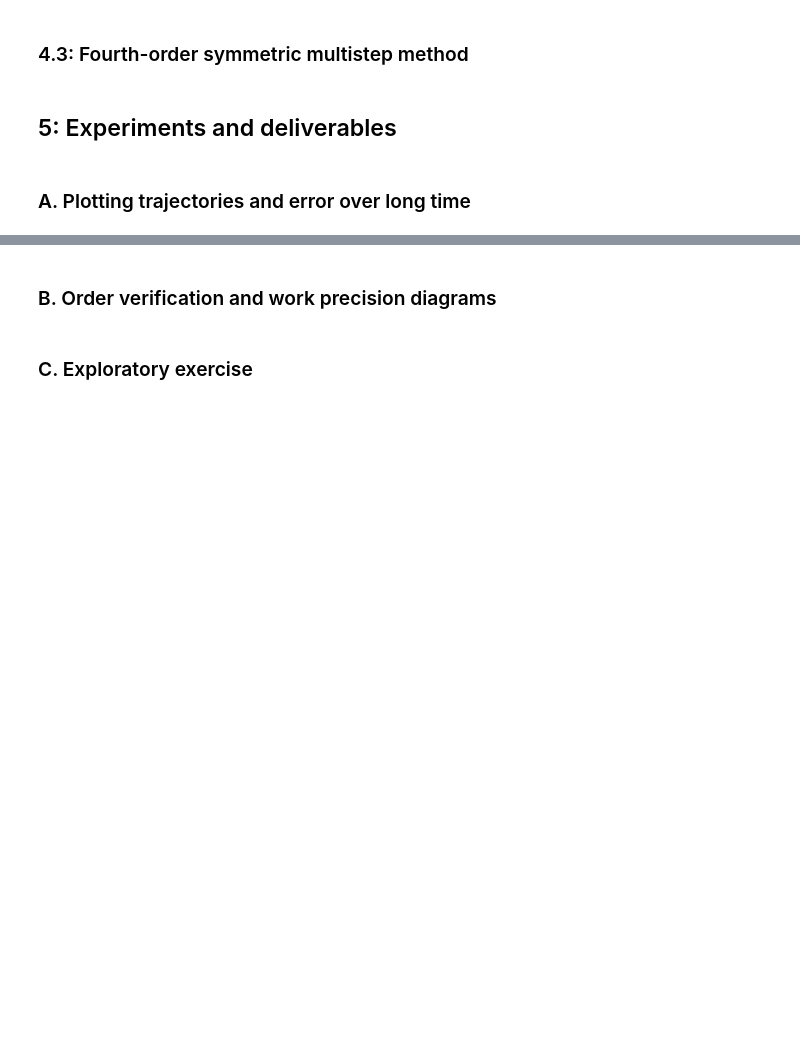
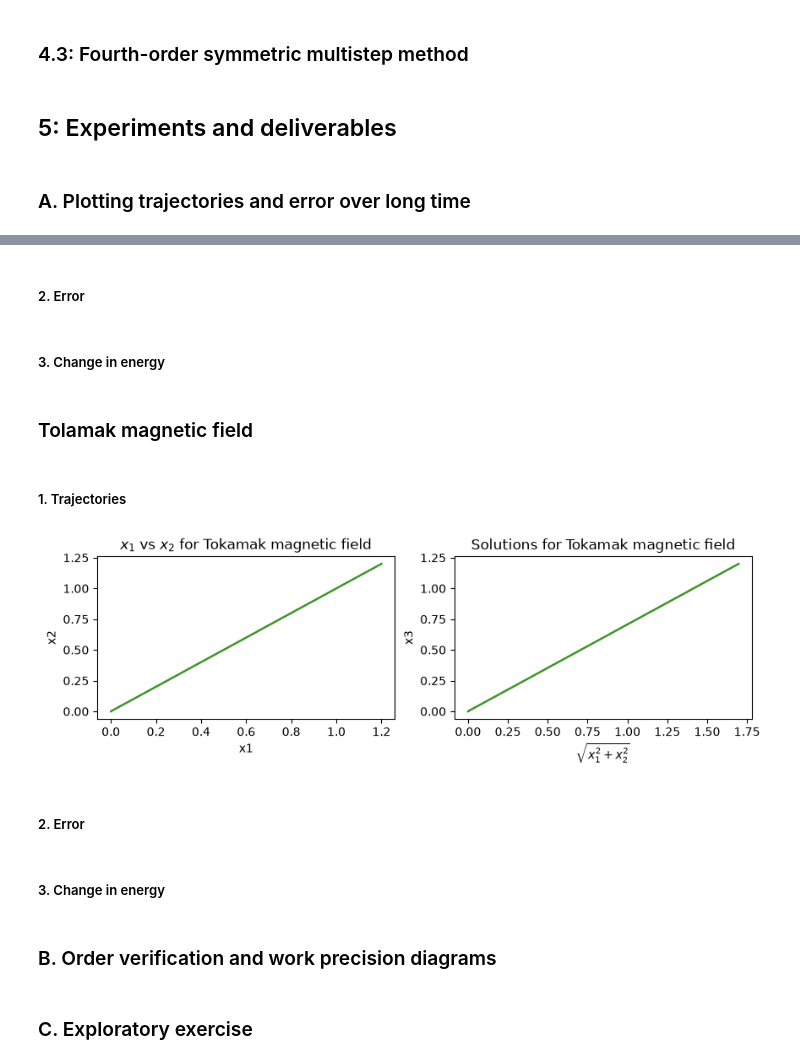
Before and after one commit to einaraarnaes/Project_2_TMA4215, a Jupyter notebook: report.ipynb, the cells around one changed output, grey strips where cells are left out. Drawn from its saved outputs; the diff is of its cells as text; code cells hidden in the pictures; blank space fills up the shorter version.

```diff
--- a/report.ipynb
+++ b/report.ipynb
@@ -37,6 +41,7 @@ v_0_2D = np.array([0.09, 0.05, 0.2])
 # %% [markdown]
 ### 3.2: Tokamak magnetic field
 # %%
+@jax.jit
 def B_T(x):
     x1 = x[0]
     x2 = x[1]
@@ -45,10 +50,11 @@ def B_T(x):
 
     b_0 = -(2*x2+x1*x3)/(2*eqlid2)
     b_1 = (2*x1-x2*x3)/(2*eqlid2)
-    b_2 = (np.sqrt(eqlid2)-1)/(2*np.sqrt(eqlid2))
+    b_2 = (jnp.sqrt(eqlid2)-1)/(2*jnp.sqrt(eqlid2))
 
-    return np.array([b_0, b_1, b_2])
+    return jnp.array([b_0, b_1, b_2])
 
+@jax.jit
 def A_T(x):
     x1 = x[0]
     x2 = x[1]
@@ -56,16 +62,20 @@ def A_T(x):
     eqlid2 = x1**2+x2**2
 
     a_0 = 0
-    a_1 = 0.5*(x1-np.log(np.sqrt(eqlid2)+x1))
-    a_2 = -0.5*(x3*np.atan(x2/x1) + np.log(eqlid2))
+    a_1 = 0.5*(x1-jnp.log(jnp.sqrt(eqlid2)+x1))
+    a_2 = -0.5*(x3*jnp.atan(x2/x1) + jnp.log(eqlid2))
 
-    return np.array([a_0, a_1, a_2])
+    return jnp.array([a_0, a_1, a_2])
 
 def U_T(x):
     return 0.0
 
+@jax.jit
 def div_U_T(x):
-    return np.array([0.0, 0.0, 0.0])
+    return jnp.array([0.0, 0.0, 0.0])
+
+x_0_T = np.array([1.2, 0., 0.0])
+v_0_T = np.array([0, 4.816e-4, -2.059e-3])
 # %% [markdown]
 ## 4: Implementation of methods
 # %% [markdown]
@@ -262,3 +312,38 @@ def multistep(x0, v0, t_stop, h, A, div_U):
+# %% [markdown]
+##### 2. Error
+# %% [markdown]
+##### 3. Change in energy
+# %% [markdown]
+### Tolamak magnetic field
+# %%
+t_T_boris, x_T_boris, v_T_boris = Boris_Method(x_0_T, v_0_T, T, h, B_T, div_U_T)
+t_T_RK, x_T_RK, v_T_RK = RK_4(x_0_T, v_0_T, T, h, B_T, div_U_T)
+t_T_multi, x_T_multi, v_T_multi = multistep(x_0_T, v_0_T, T, h, A_T, div_U_T)
+# %% [markdown]
+##### 1. Trajectories
+# %%
+def R(x):
+    return np.sqrt(x[0, :]**2 + x[1, :]**2)
+
+fig, axs = plt.subplots(nrows = 1, ncols = 2, figsize = (10, 2.5))
+axs[0].plot(x_T_boris[0, :], x_T_boris[1, :], label = "Boris method")
+axs[0].plot(x_T_RK[0, :], x_T_RK[1, :], label = "RK4")
+axs[0].plot(x_T_multi[0, :], x_T_multi[1, :], label = "Multistep")
+
+axs[1].plot(R(x_T_boris) , x_T_boris[2, :], label = "Boris method")
+axs[1].plot(R(x_T_RK), x_T_RK[2, :], label = "RK4")
+axs[1].plot(R(x_T_multi), x_T_multi[2, :], label = "Multistep")
+
+axs[0].set(xlabel = "x1", ylabel = "x2", title = r"$x_1$ vs $x_2$ for Tokamak magnetic field")
+axs[1].set(xlabel = r"$\sqrt{x_1^2+x_2^2}$", ylabel = "$x_3$", title = "Solutions for Tokamak magnetic field")
+
+plt.show()
+# %% [output]
+[figure, added]
+# %% [markdown]
+##### 2. Error
+# %% [markdown]
+##### 3. Change in energy
 # %% [markdown]
 ### B. Order verification and work precision diagrams
 # %% [markdown]
```
Also changed, not shown: parts of 11 cells of this notebook.
